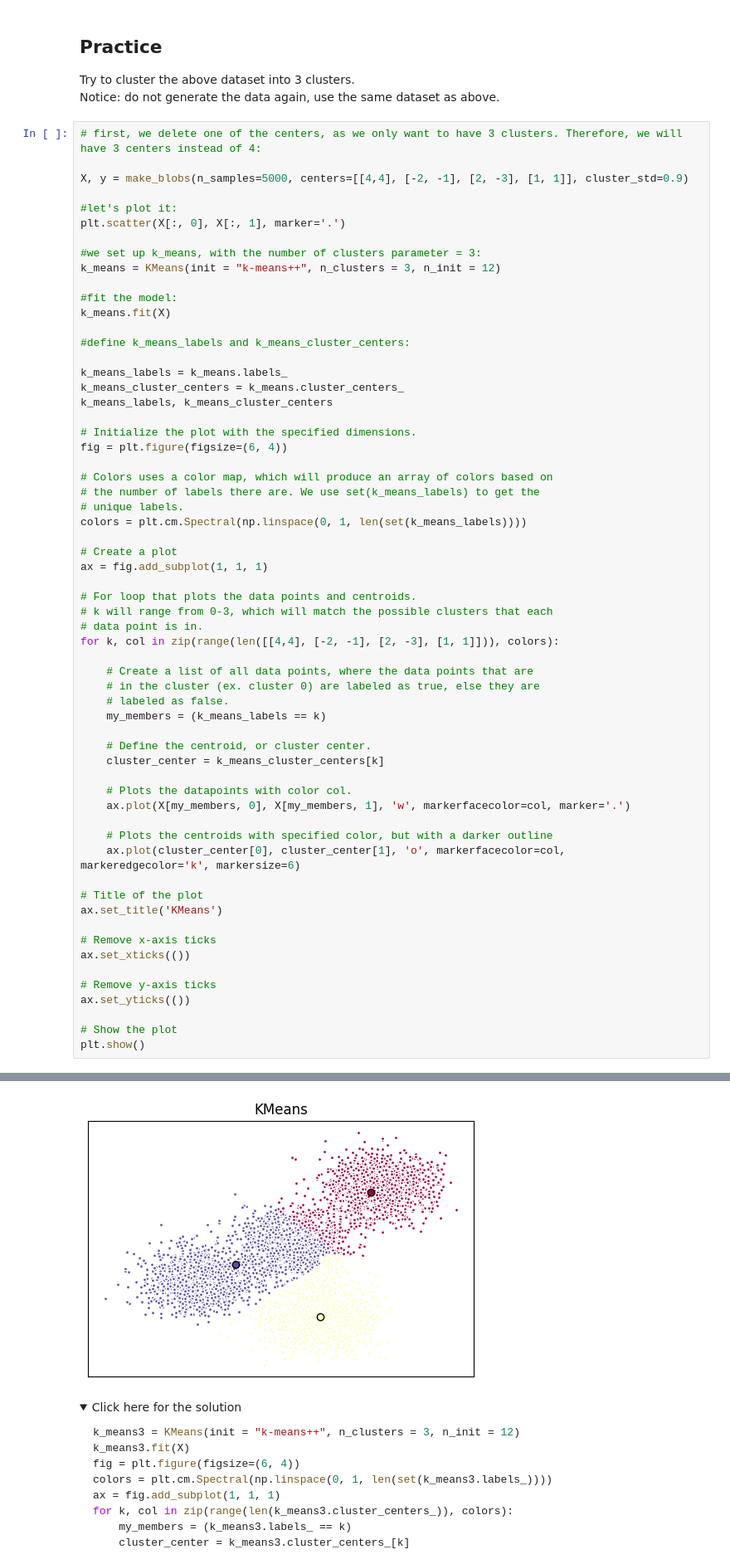
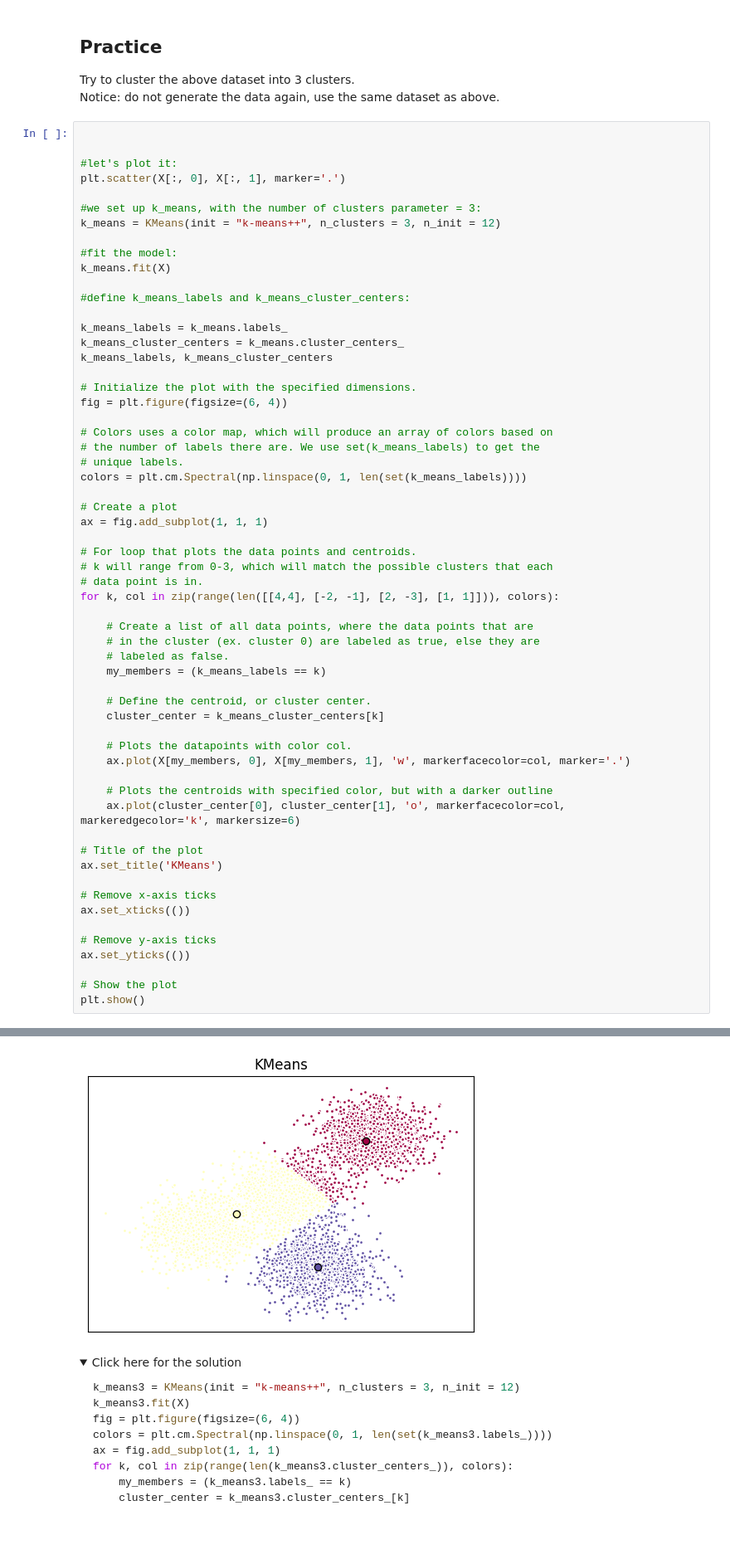
Before and after one commit to jepeto22/lab-k-means-clustering, a Jupyter notebook: lab-k-means-clustering.ipynb, the cells around one changed output, grey strips where cells are left out. Shown: that part at 83% size. Drawn from its saved outputs; the diff is of its cells as text; folded sections open; blank space fills up the shorter version.

```diff
--- a/lab-k-means-clustering.ipynb
+++ b/lab-k-means-clustering.ipynb
@@ -216,9 +216,7 @@ plt.show()
 Try to cluster the above dataset into 3 clusters.\
 Notice: do not generate the data again, use the same dataset as above.
 # %%
-# first, we delete one of the centers, as we only want to have 3 clusters. Therefore, we will have 3 centers instead of 4:
 
-X, y = make_blobs(n_samples=5000, centers=[[4,4], [-2, -1], [2, -3], [1, 1]], cluster_std=0.9)
 
 #let's plot it:
 plt.scatter(X[:, 0], X[:, 1], marker='.')
@@ -281,4 +279,4 @@ plt.show()
-[figure, old version]
+[figure, new version]
 # %% [markdown]
 <details><summary>Click here for the solution</summary>
 
```
Also changed, not shown: parts of 2 cells of this notebook.
